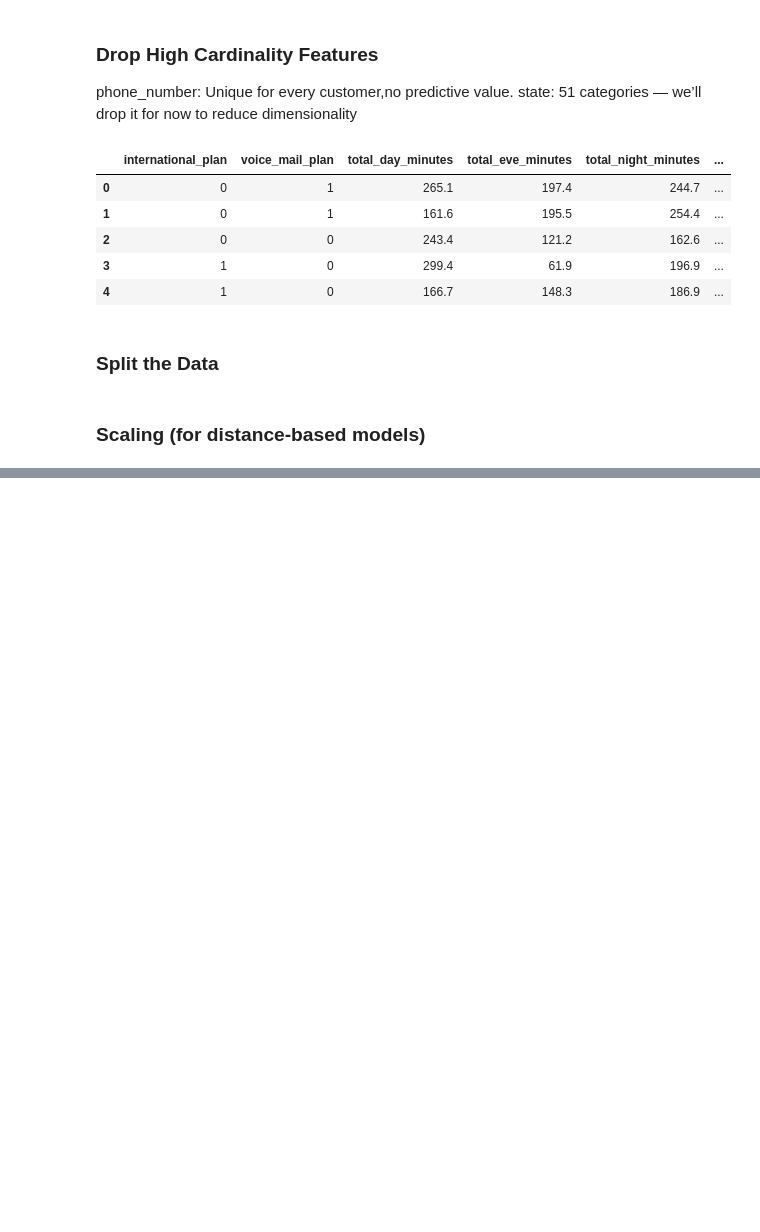
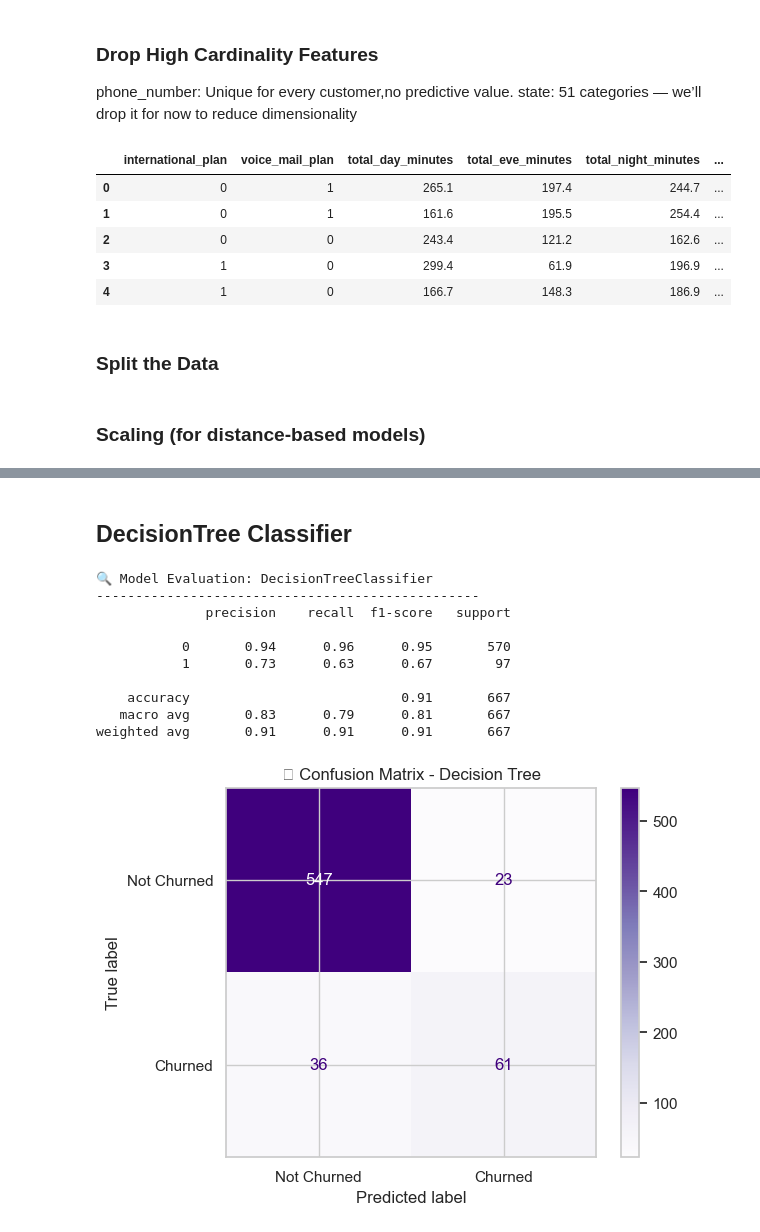
Before and after one commit to RachelinTheLoop/predicting-customer-churn, a Jupyter notebook: customer_churn_analysis.ipynb, the cells around one changed output, grey strips where cells are left out. Drawn from its saved outputs; the diff is of its cells as text; code cells hidden in the pictures; blank space fills up the shorter version.

```diff
--- a/customer_churn_analysis.ipynb
+++ b/customer_churn_analysis.ipynb
@@ -412,0 +715,35 @@ chipsajdiu
+# %% [markdown]
+## DecisionTree Classifier
+# %%
+from sklearn.tree import DecisionTreeClassifier
+
+# 🌱 Initialize the Decision Tree model
+decision_tree = DecisionTreeClassifier(random_state=42)
+
+# 🎯 Fit the model on the unscaled training data
+decision_tree.fit(X_train, y_train)
+
+# 🧾 Evaluate the model
+dtree_results = evaluate_model(decision_tree, X_test, y_test)
+
+# 🔲 Confusion Matrix
+ConfusionMatrixDisplay.from_estimator(
+    decision_tree, X_test, y_test,
+    cmap='Purples',
+    display_labels=['Not Churned', 'Churned'],
+    colorbar=True
+)
+plt.title("📉 Confusion Matrix - Decision Tree")
+plt.show()
+# %% [output]
+🔍 Model Evaluation: DecisionTreeClassifier
+-------------------------------------------------
+              precision    recall  f1-score   support
+
+           0       0.94      0.96      0.95       570
+           1       0.73      0.63      0.67        97
+
+    accuracy                           0.91       667
+   macro avg       0.83      0.79      0.81       667
+weighted avg       0.91      0.91      0.91       667
+[figure, added]
```
Also changed, not shown: parts of 24 cells of this notebook, 1 other file.
